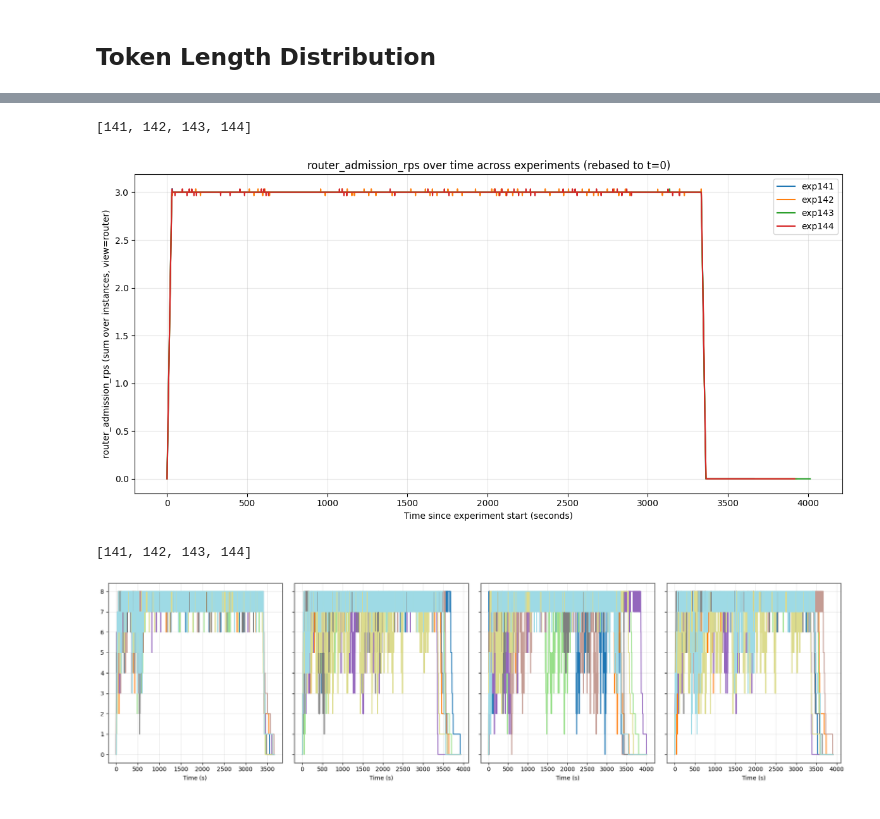
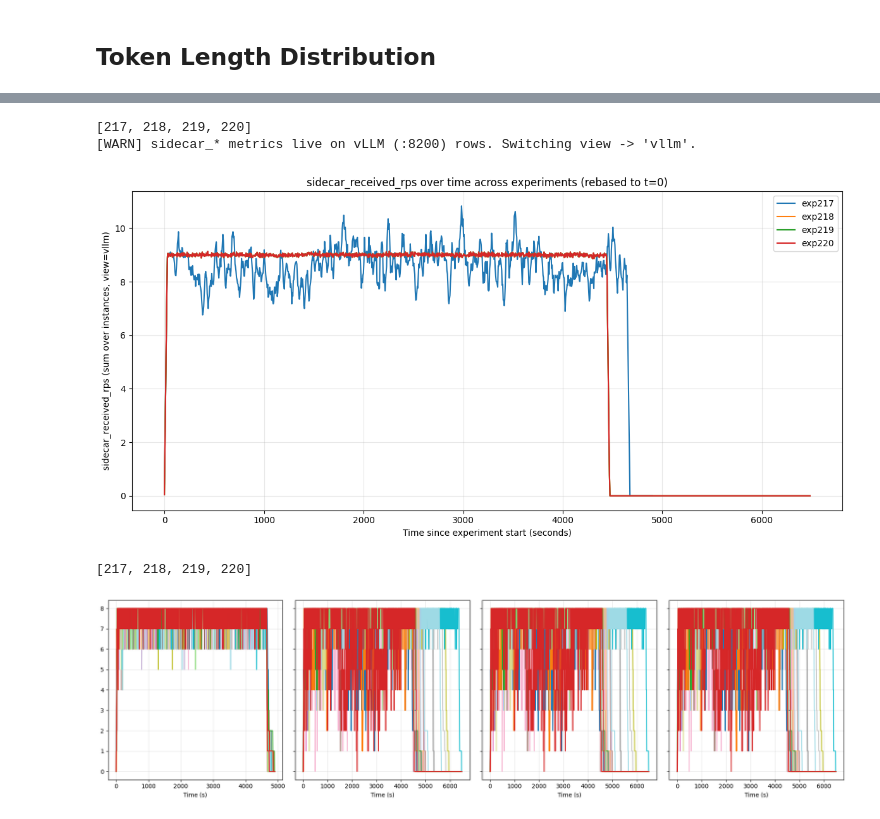
Before and after one commit to immengzi/LLM-LA, a Jupyter notebook: microservice/analysis.ipynb, the cells around one changed output, grey strips where cells are left out. Drawn from its saved outputs; the diff is of its cells as text; code cells hidden in the pictures.

```diff
--- a/microservice/analysis.ipynb
+++ b/microservice/analysis.ipynb
@@ -596,7 +596,7 @@ import pandas as pd
 
 # ---- choose experiments ----
 # choose which series you want
-series_ids = [35]
+series_ids = [54]
 
 experiments = experiments_from_series(series_ids)
 
@@ -647,7 +647,7 @@ import pandas as pd
 
 # ---- choose experiments ----
 # choose which series you want
-series_ids = [35]
+series_ids = [54]
 
 experiments = experiments_from_series(series_ids)
 
@@ -707,7 +707,7 @@ import pandas as pd
 
 # -------- choose experiments to compare --------
 # choose which series you want
-series_ids = [35]
+series_ids = [54]
 
 experiments = experiments_from_series(series_ids)
 
@@ -854,7 +854,7 @@ import pandas as pd
 
 # ---- choose experiments ----
 # choose which series you want
-series_ids = [35]
+series_ids = [54]
 
 experiments = experiments_from_series(series_ids)
 
@@ -868,12 +868,12 @@ print(experiments)
 
 # --- Router metrics ---
 # metric = "router_queue_length"
-metric = "router_admission_rps"
+# metric = "router_admission_rps"
 # metric = "router_outgoing_rps"
 
 # --- Sidecar metrics ---
 # metric = "sidecar_queue_length"
-# metric = "sidecar_received_rps"
+metric = "sidecar_received_rps"
 # metric = "sidecar_completed_rps"
 
 # ============================================================
@@ -967,8 +967,9 @@ plt.legend(loc="upper right")
 plt.grid(True, alpha=0.3)
 plt.tight_layout()
 # %% [output]
-[141, 142, 143, 144]
+[217, 218, 219, 220]
+[WARN] sidecar_* metrics live on vLLM (:8200) rows. Switching view -> 'vllm'.
-[figure, old version]
+[figure, new version]
 # %%
 from experiment_analysis import load_experiment_prom_samples
 import matplotlib.pyplot as plt
@@ -978,7 +979,7 @@ import re
 import os
 
 # ---- choose experiments ----
-series_ids = [35]
+series_ids = [54]
 experiments = experiments_from_series(series_ids)
 print(experiments)
 
@@ -1056,32 +1057,32 @@ if len(experiments) == 1:
 for ax, exp_id in zip(axes, experiments):
     df = data_by_exp.get(exp_id)
     if df is None or df.empty:
         ax.grid(True, alpha=0.3)
         continue
 
     for slot, g in df.groupby("server_slot"):
         if slot not in color_map:
             continue
         g = g.sort_values("t_rel_s")
         ax.plot(
             g["t_rel_s"],
             g[metric],
             color=color_map[slot],
             linewidth=1.5,
         )
 
     ax.set_xlabel("Time (s)")
     ax.grid(True, alpha=0.3)
 
 plt.tight_layout()
 
 # ------------------------------------------------------------
 # Save figure
 # ------------------------------------------------------------
 os.makedirs("figures", exist_ok=True)
 plt.savefig(f"figures/{metric}_per_vllm_queue_comparison.png", dpi=300)
 
 plt.show()
 # %% [output]
-[141, 142, 143, 144]
+[217, 218, 219, 220]
-[figure, old version]
+[figure, new version]
```
Also changed, not shown: parts of 9 cells of this notebook, 27 other files.
